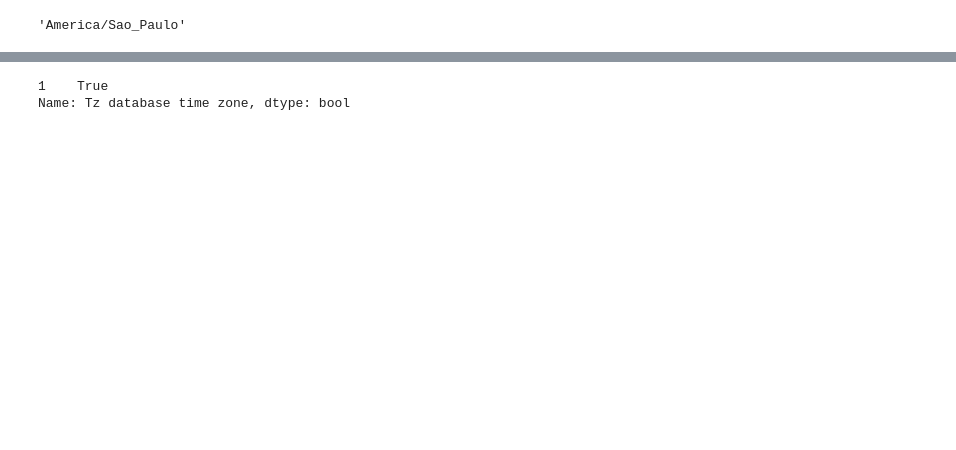
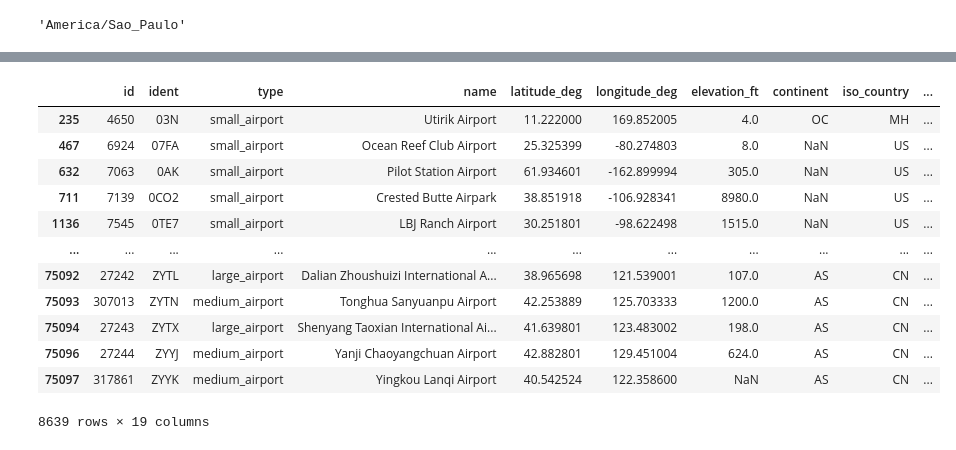
Before and after one commit to Bigous/iata_airports, a Jupyter notebook: DataFrame.ipynb, the cells around one changed output, grey strips where cells are left out. Cells and saved outputs as stored; diff of their text form; code cells hidden in the pictures; blank space fills up the shorter version.

Commit message:
Atualização do algoritmo de recuperação de timezones

```diff
--- a/DataFrame.ipynb
+++ b/DataFrame.ipynb
@@ -81,5 +54,17 @@ airports
-# %%
-pd.isna(airports[1:2]['Tz database time zone'])
-# %% [output]
-1    True
-Name: Tz database time zone, dtype: bool
+# %%
+iata_airports['timezone'] = iata_airports.apply(lambda row: tf.timezone_at(lat=row['latitude_deg'], lng=row['longitude_deg']), axis=1)
+iata_airports
+# %% [output]
+|  | id | ident | type | name | latitude_deg | longitude_deg | elevation_ft | continent | iso_country | ... |
+| 235 | 4650 | 03N | small_airport | Utirik Airport | 11.222000 | 169.852005 | 4.0 | OC | MH | ... |
+| 467 | 6924 | 07FA | small_airport | Ocean Reef Club Airport | 25.325399 | -80.274803 | 8.0 | NaN | US | ... |
+| 632 | 7063 | 0AK | small_airport | Pilot Station Airport | 61.934601 | -162.899994 | 305.0 | NaN | US | ... |
+| 711 | 7139 | 0CO2 | small_airport | Crested Butte Airpark | 38.851918 | -106.928341 | 8980.0 | NaN | US | ... |
+| 1136 | 7545 | 0TE7 | small_airport | LBJ Ranch Airport | 30.251801 | -98.622498 | 1515.0 | NaN | US | ... |
+| ... | ... | ... | ... | ... | ... | ... | ... | ... | ... | ... |
+| 75092 | 27242 | ZYTL | large_airport | Dalian Zhoushuizi International A... | 38.965698 | 121.539001 | 107.0 | AS | CN | ... |
+| 75093 | 307013 | ZYTN | medium_airport | Tonghua Sanyuanpu Airport | 42.253889 | 125.703333 | 1200.0 | AS | CN | ... |
+| 75094 | 27243 | ZYTX | large_airport | Shenyang Taoxian International Ai... | 41.639801 | 123.483002 | 198.0 | AS | CN | ... |
+| 75096 | 27244 | ZYYJ | medium_airport | Yanji Chaoyangchuan Airport | 42.882801 | 129.451004 | 624.0 | AS | CN | ... |
+| 75097 | 317861 | ZYYK | medium_airport | Yingkou Lanqi Airport | 40.542524 | 122.358600 | NaN | AS | CN | ... |
+8639 rows × 19 columns
```
Also changed, not shown: parts of 8 cells of this notebook.
